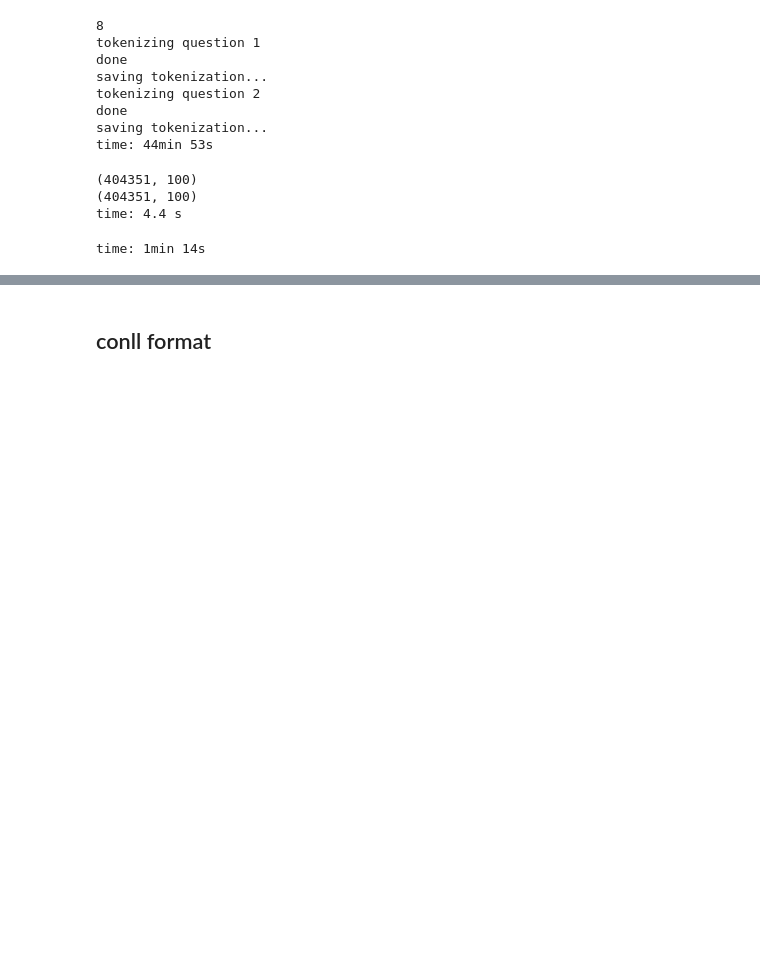
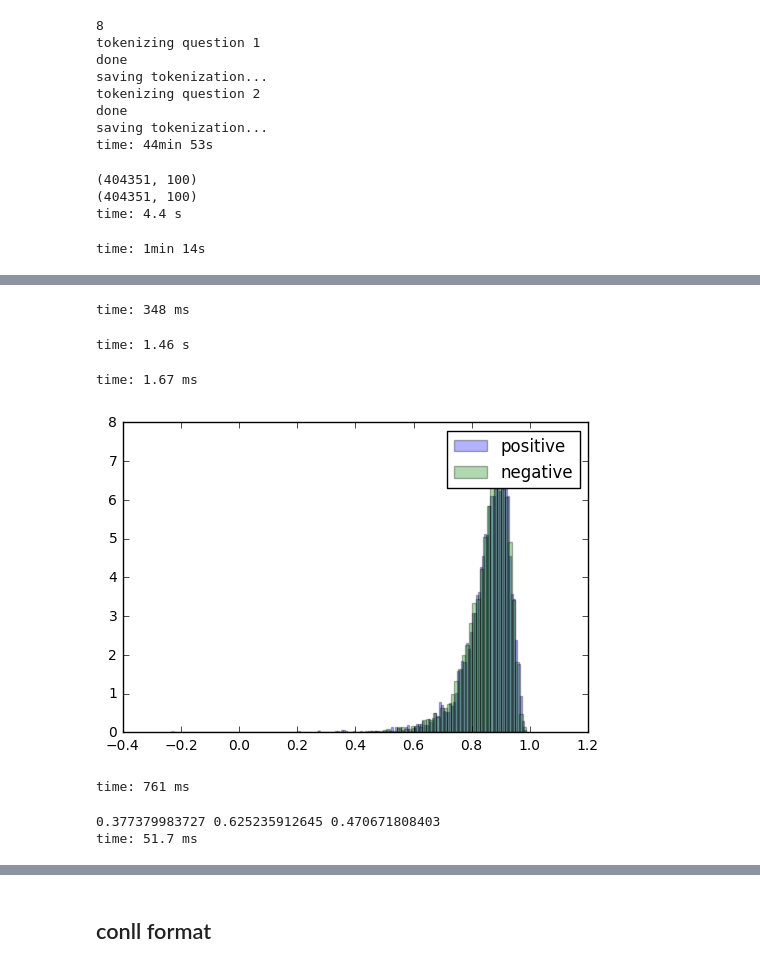
Before and after one commit to elkhand/QuoraDuplicates, a Jupyter notebook: TokenizeQuestions-WordVectors.ipynb, the cells around one changed output, grey strips where cells are left out. Cells and saved outputs as stored; diff of their text form; code cells hidden in the pictures; blank space fills up the shorter version.

```diff
--- a/TokenizeQuestions-WordVectors.ipynb
+++ b/TokenizeQuestions-WordVectors.ipynb
@@ -301,3 +306,33 @@ time: 1min 10s
+# %%
+from sklearn.cross_validation import train_test_split
+q1_train, q2_train, q1_test, q2_test, ytrain, ytest = train_test_split(tok_question1, tok_question2, quora.is_duplicate.values)
+# %% [output]
+time: 348 ms
+# %%
+train_sim = [cosine_similarity(q1_train[i][1], q2_train[i][1])[0,0] for i in range(10000)]
+ytrain = ytrain[:10000]
+# %% [output]
+time: 1.46 s
+# %%
+train_sim = np.array(train_sim)
+# %% [output]
+time: 1.67 ms
+# %%
+plt.hist(train_sim[np.where(ytrain==1)[0]], normed=True, alpha=0.3, label='positive', bins=100)
+plt.hist(train_sim[np.where(ytrain==0)[0]], normed=True, alpha=0.3, label='negative', bins=100)
+plt.legend();
+# %% [output]
+[figure, added]
+time: 761 ms
+# %%
+thres = 0.85
+pred = train_sim > thres
+p = sum(np.logical_and(pred==1, ytrain==1)) / float(sum(pred))
+r = sum(np.logical_and(pred==1, ytrain==1)) / float(sum(ytrain==1))
+print p, r, 2*p*r/(p+r)
+# %% [output]
+0.377379983727 0.625235912645 0.470671808403
+time: 51.7 ms
 # %%
 # validation that word vectors are close
 from sklearn.metrics.pairwise import cosine_similarity
```
Also changed, not shown: parts of 9 cells of this notebook, 1 other file.
